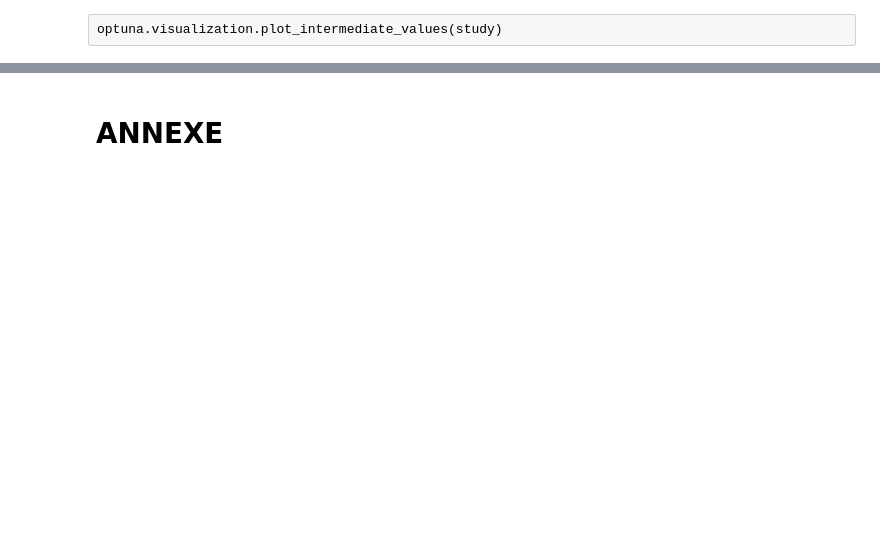
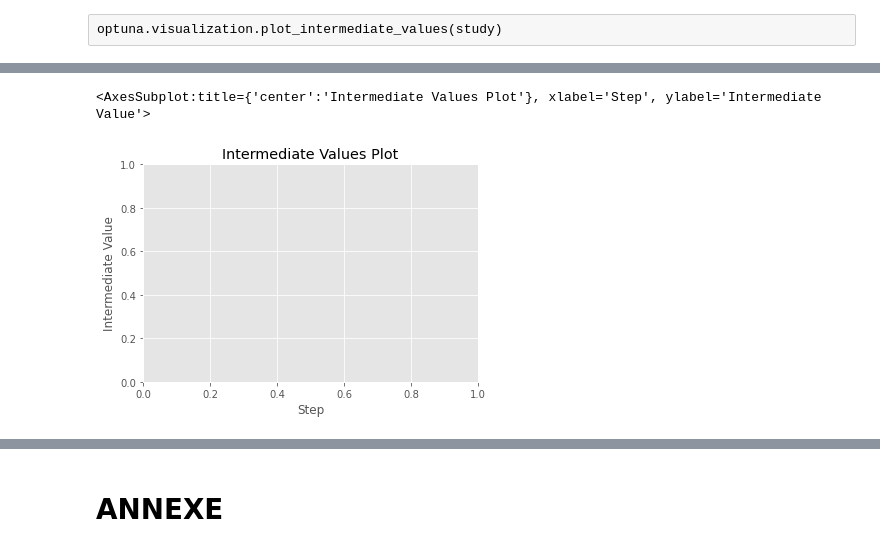
Before and after one commit to clemTJ/Company-Information-PSAT, a Jupyter notebook: textes_francais.ipynb, the cells around one changed output, grey strips where cells are left out. Saved outputs shown, nothing was run; the diff lists cells and outputs as text; code cells hidden in the pictures; blank space fills up the shorter version.

```diff
--- a/textes_francais.ipynb
+++ b/textes_francais.ipynb
@@ -1182,0 +1226,3 @@ optuna.visualization.plot_intermediate_values(study)
+# %%
+optuna.visualization.matplotlib.plot_intermediate_values(study)
+# %% [output]
@@ -1182,0 +1230,2 @@ optuna.visualization.plot_intermediate_values(study)
+<AxesSubplot:title={'center':'Intermediate Values Plot'}, xlabel='Step', ylabel='Intermediate Value'>
+[figure, added]
```
Also changed, not shown: parts of 35 cells of this notebook, 3 other files.
